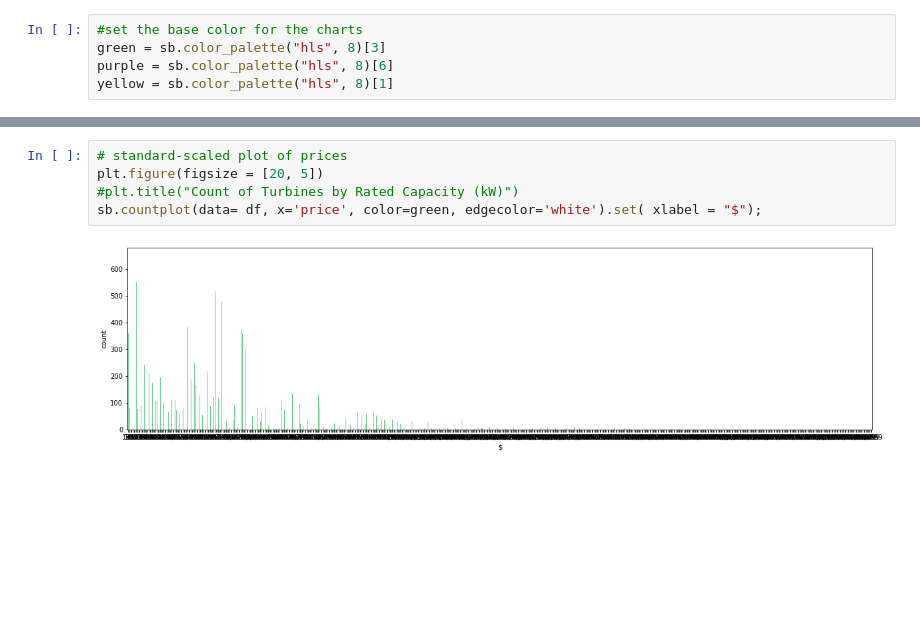
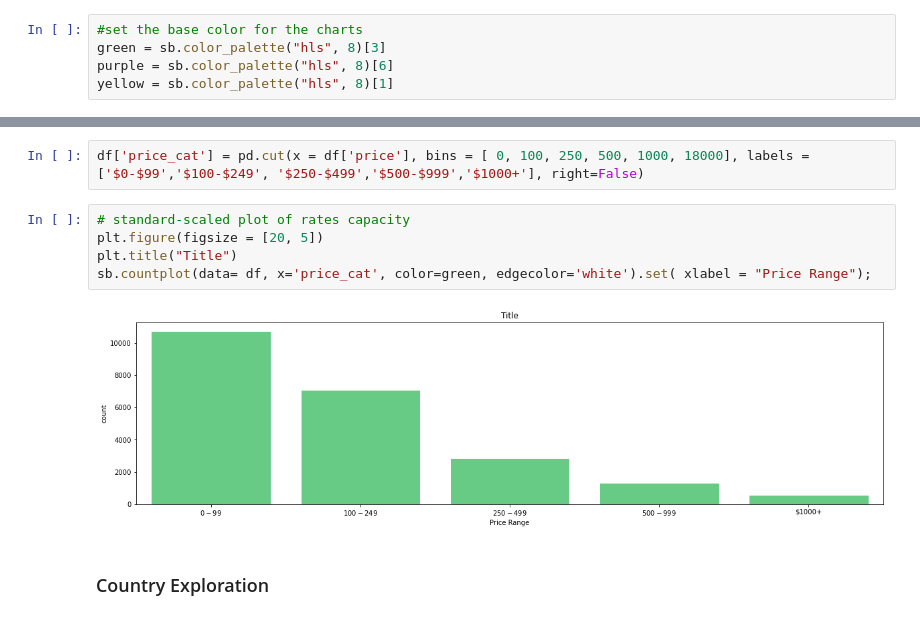
Before and after one commit to cbroomhead/webscraping_wine_project, a Jupyter notebook: wine_scraped_analyse.ipynb, the cells around one changed output, grey strips where cells are left out. Drawn from its saved outputs; the diff is of its cells as text; blank space fills up the shorter version.

Commit message:
more data cleaning

```diff
--- a/wine_scraped_analyse.ipynb
+++ b/wine_scraped_analyse.ipynb
@@ -27,7 +65,11 @@ df['price'].min(), df['price'].max()
+# %%
+df['price_cat'] = pd.cut(x = df['price'], bins = [ 0, 100, 250, 500, 1000, 18000], labels = ['$0-$99','$100-$249', '$250-$499','$500-$999','$1000+'], right=False)
 # %%
-# standard-scaled plot of prices
+# standard-scaled plot of rates capacity
 plt.figure(figsize = [20, 5])
-#plt.title("Count of Turbines by Rated Capacity (kW)")
-sb.countplot(data= df, x='price', color=green, edgecolor='white').set( xlabel = "$");
+plt.title("Title")
+sb.countplot(data= df, x='price_cat', color=green, edgecolor='white').set( xlabel = "Price Range");
 # %% [output]
-[figure, old version]
+[figure, new version]
+# %% [markdown]
+### Country Exploration
```
Also changed, not shown: parts of 8 cells of this notebook, 1 other file.
